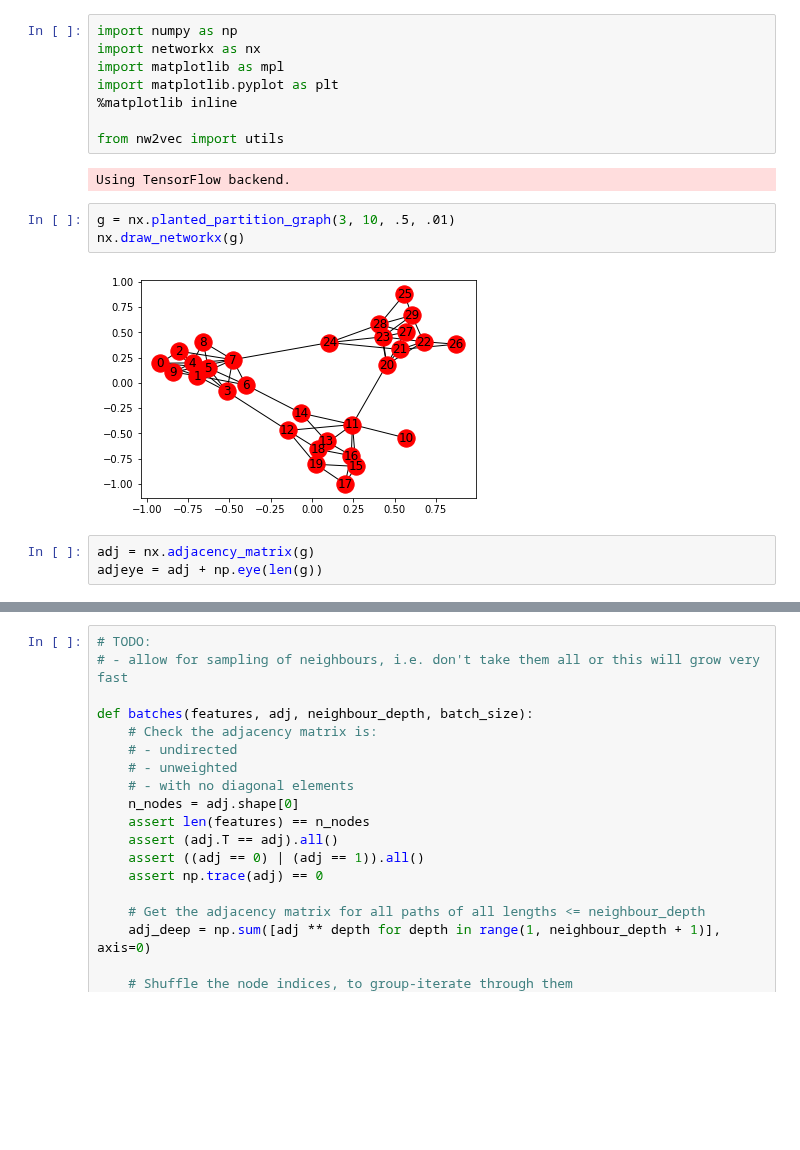
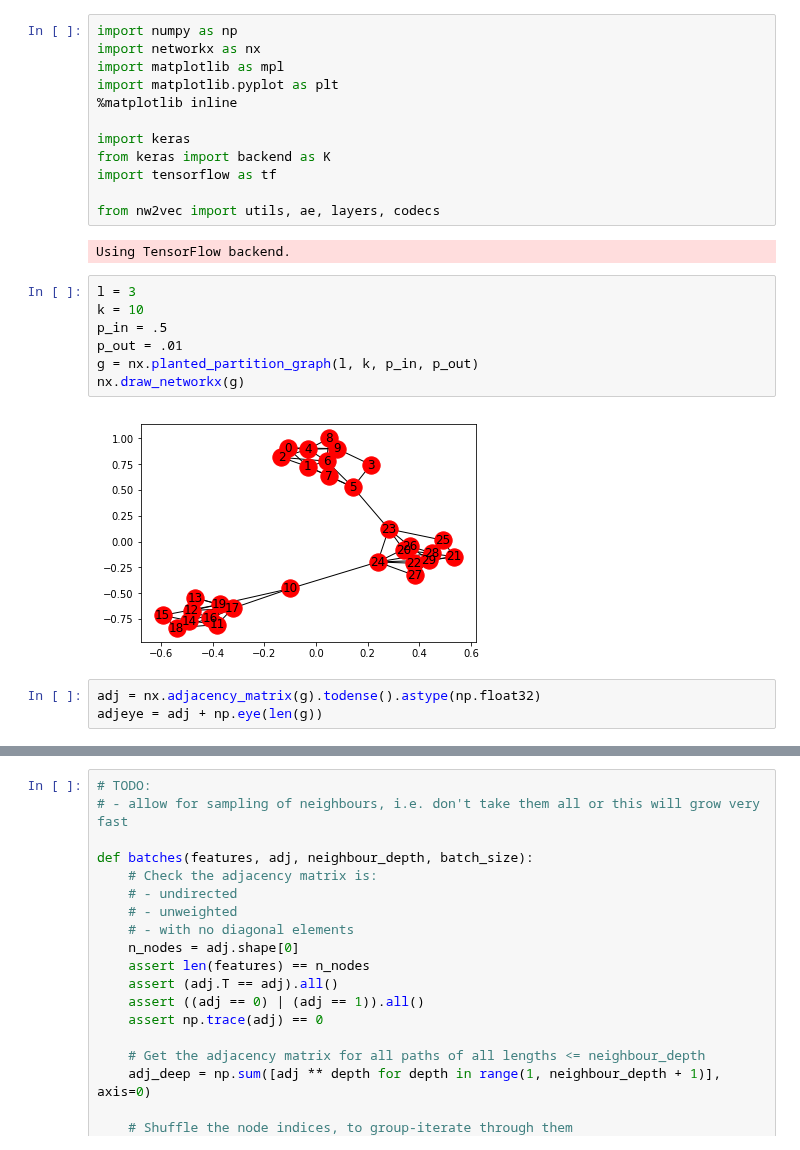
Before and after one commit to ixxi-dante/an2vec, a Jupyter notebook: batching.ipynb, the cells around one changed output, grey strips where cells are left out. Drawn from its saved outputs; the diff is of its cells as text; blank space fills up the shorter version.

```diff
--- a/batching.ipynb
+++ b/batching.ipynb
@@ -5,16 +5,24 @@ import matplotlib as mpl
 import matplotlib.pyplot as plt
 %matplotlib inline
 
-from nw2vec import utils
+import keras
+from keras import backend as K
+import tensorflow as tf
+
+from nw2vec import utils, ae, layers, codecs
 # %% [output]
 Using TensorFlow backend.
-# %%
-g = nx.planted_partition_graph(3, 10, .5, .01)
-nx.draw_networkx(g)
-# %% [output]
-[figure, removed]
+# %%
+l = 3
+k = 10
+p_in = .5
+p_out = .01
+g = nx.planted_partition_graph(l, k, p_in, p_out)
+nx.draw_networkx(g)
+# %% [output]
+[figure, added]
 # %%
-adj = nx.adjacency_matrix(g)
+adj = nx.adjacency_matrix(g).todense().astype(np.float32)
 adjeye = adj + np.eye(len(g))
 # %%
 nx.draw_networkx(nx.from_numpy_array(adjeye ** 2))
```
Also changed, not shown: parts of 7 cells of this notebook, 1 other file.
